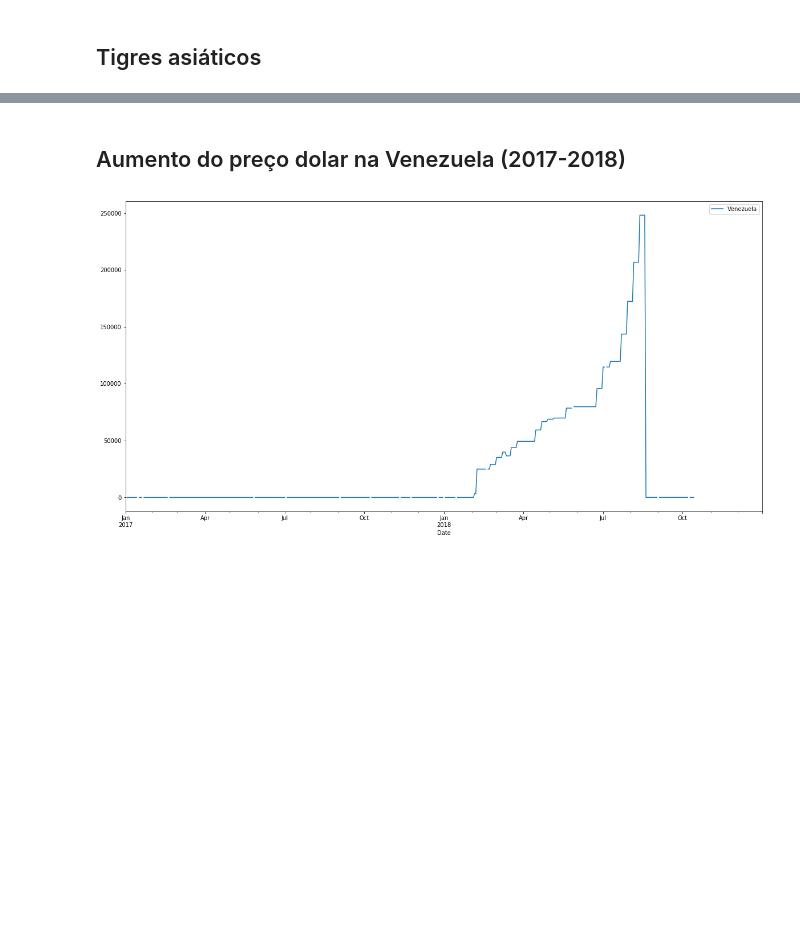
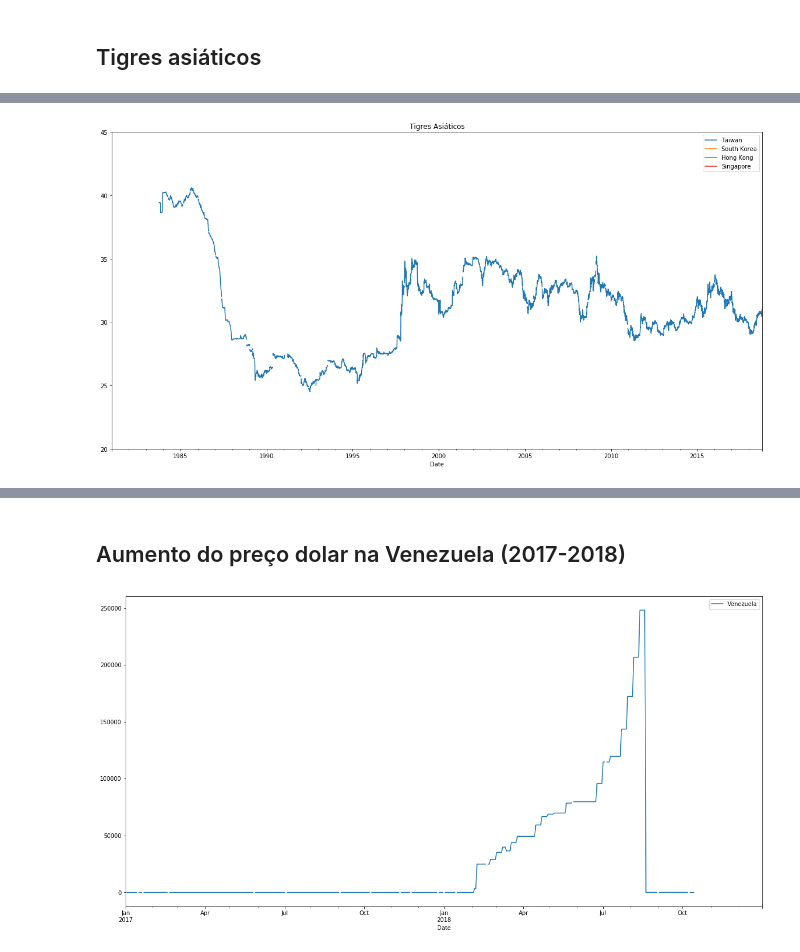
Before and after one commit to isabellefo/usdAnalysis, a Jupyter notebook: USDAnalysis.ipynb, the cells around one changed output, grey strips where cells are left out. Cells and saved outputs as stored; diff of their text form; code cells hidden in the pictures; blank space fills up the shorter version.

```diff
--- a/USDAnalysis.ipynb
+++ b/USDAnalysis.ipynb
@@ -97,3 +120,10 @@ plt.show()
+# %%
+for c in listTigers:
+    dfusd[dfusd['Country'] == c].plot(kind= 'line', x = 'Date', y= 'Exchange rate', label = c, title = 'Tigres Asiáticos',
+                                      ax = plt.gca(), figsize = (20,10),
+                                      ylim =(20, 45))
+# %% [output]
+[figure, added]
 # %%
 for c in listTigers:
     dfusd[dfusd['Country'] == c].plot(kind= 'line', x = 'Date', y= 'Exchange rate', label = c, title = 'Tigres Asiáticos',
```
Also changed, not shown: parts of 10 cells of this notebook.
